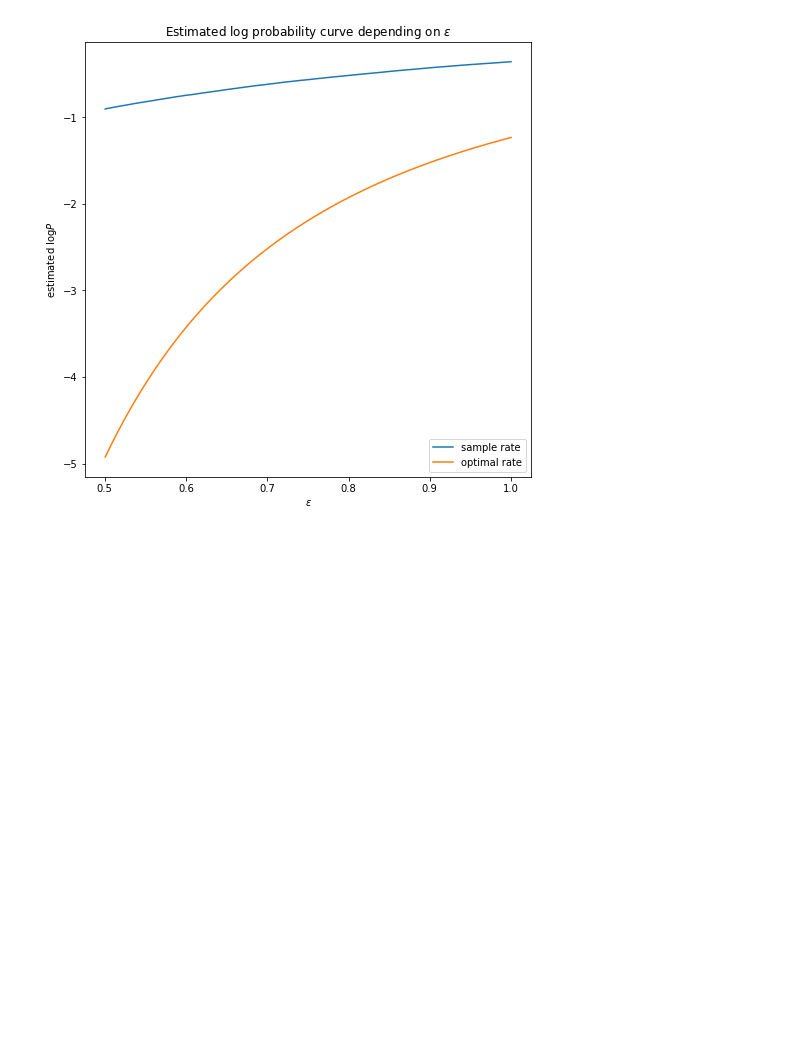
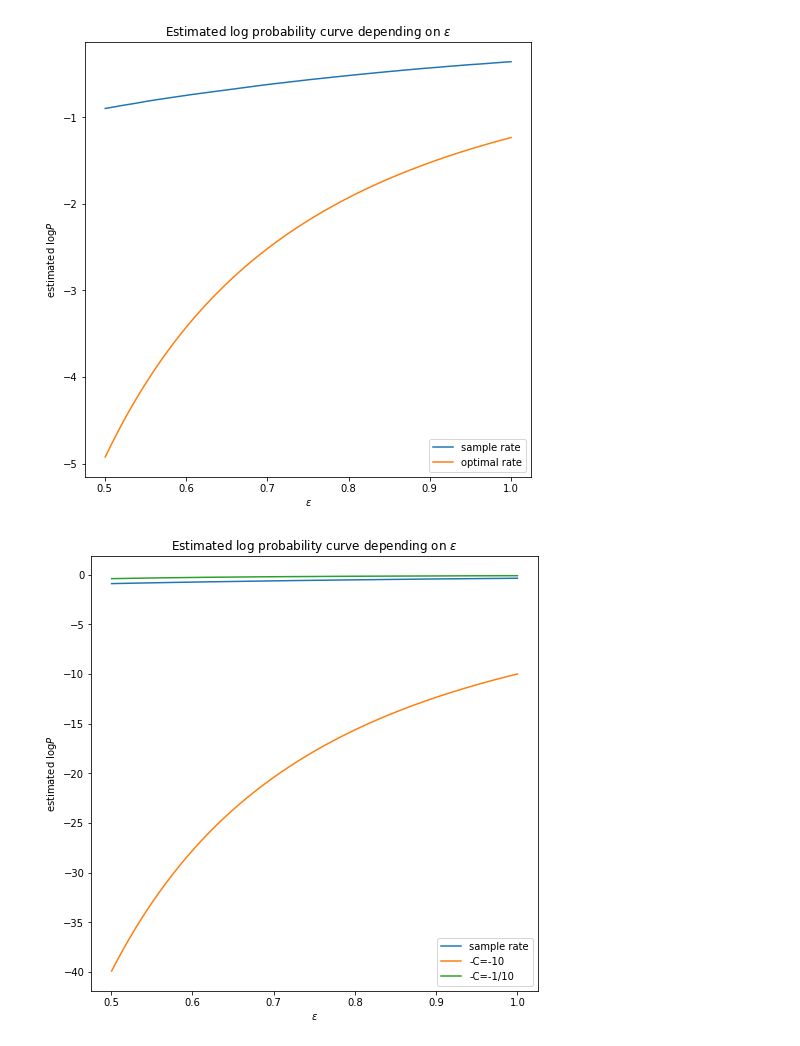
Before and after one commit to d-dof/brownian_motion, a Jupyter notebook: notebooks/brownian_motion.ipynb, the cells around one changed output. Drawn from its saved outputs; the diff is of its cells as text; code cells hidden in the pictures; blank space fills up the shorter version.

```diff
--- a/notebooks/brownian_motion.ipynb
+++ b/notebooks/brownian_motion.ipynb
@@ -177,3 +171,20 @@ plt.legend(loc="lower right")
 plt.show()
 # %% [output]
 [figure]
+# %%
+start = 5000
+C = - 10
+plt.figure(figsize=(8, 8))
+plt.plot(eps_list[start:], estimated_logP_sup_W_below_eps_list[start:], label="sample rate")
+
+known_rates = np.array([C*eps**(-2) for eps in eps_list])
+known_rates_inv = np.array([(1/C)*eps**(-2) for eps in eps_list])
+plt.plot(eps_list[start:], known_rates[start:], label=f"-C={C}")
+plt.plot(eps_list[start:], known_rates_inv[start:], label=f"-C=-1/{-C}")
+plt.title("Estimated $\log$ probability curve depending on $\epsilon$")
+plt.ylabel("estimated $\log P$")
+plt.xlabel("$\epsilon$")
+plt.legend(loc="lower right")
+plt.show()
+# %% [output]
+[figure, added]
```
Also changed, not shown: parts of 5 cells of this notebook.
